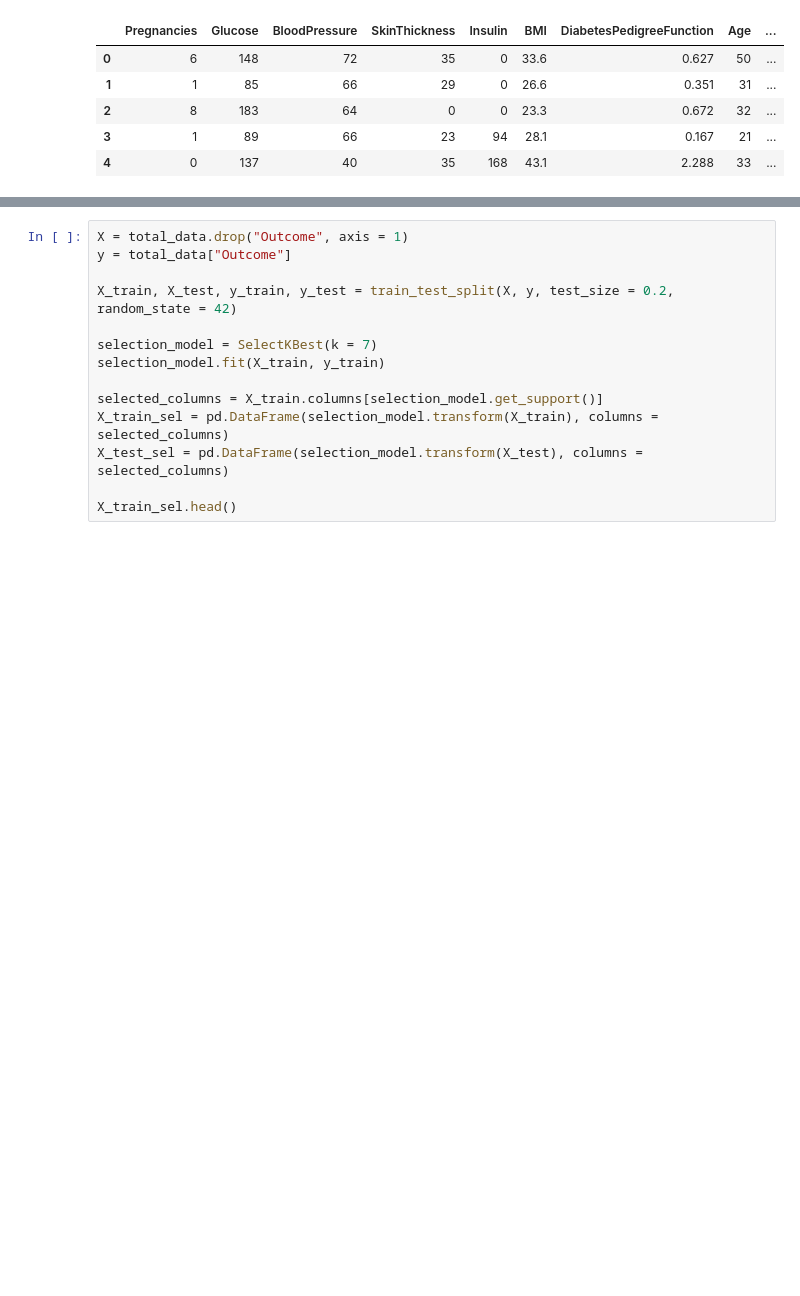
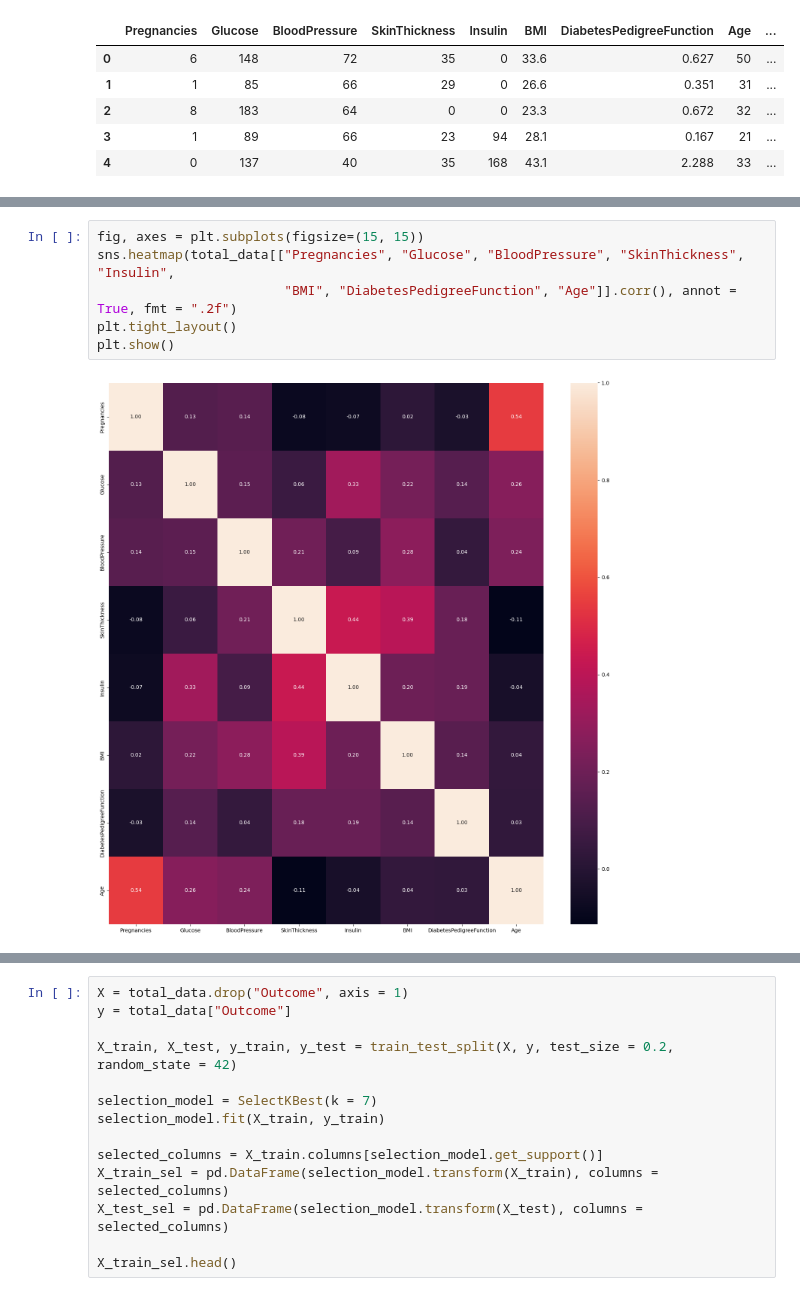
Before and after one commit to Ganyu-chan/Tutorial-del-Proyecto-rbol-de-Decisi-n, a Jupyter notebook: src/explore.ipynb, the cells around one changed output, grey strips where cells are left out. Drawn from its saved outputs; the diff is of its cells as text; blank space fills up the shorter version.

```diff
--- a/src/explore.ipynb
+++ b/src/explore.ipynb
@@ -40,0 +134,8 @@ total_data.head()
+# %%
+fig, axes = plt.subplots(figsize=(15, 15))
+sns.heatmap(total_data[["Pregnancies", "Glucose", "BloodPressure", "SkinThickness", "Insulin",
+                        "BMI", "DiabetesPedigreeFunction", "Age"]].corr(), annot = True, fmt = ".2f")
+plt.tight_layout()
+plt.show()
+# %% [output]
+[figure, added]
```
Also changed, not shown: parts of 12 cells of this notebook.
